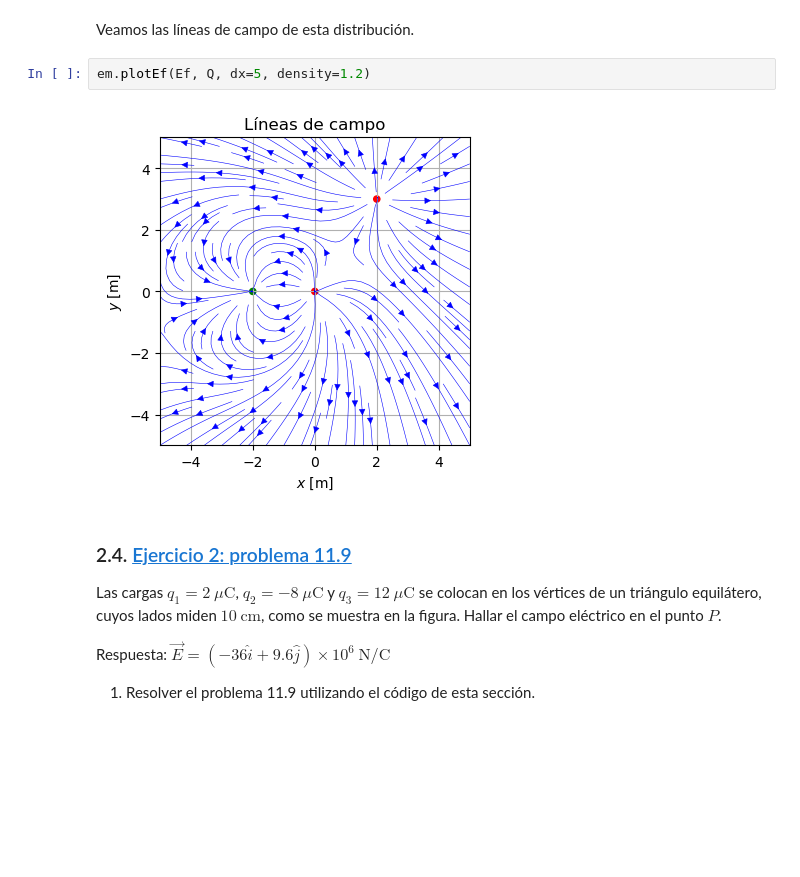
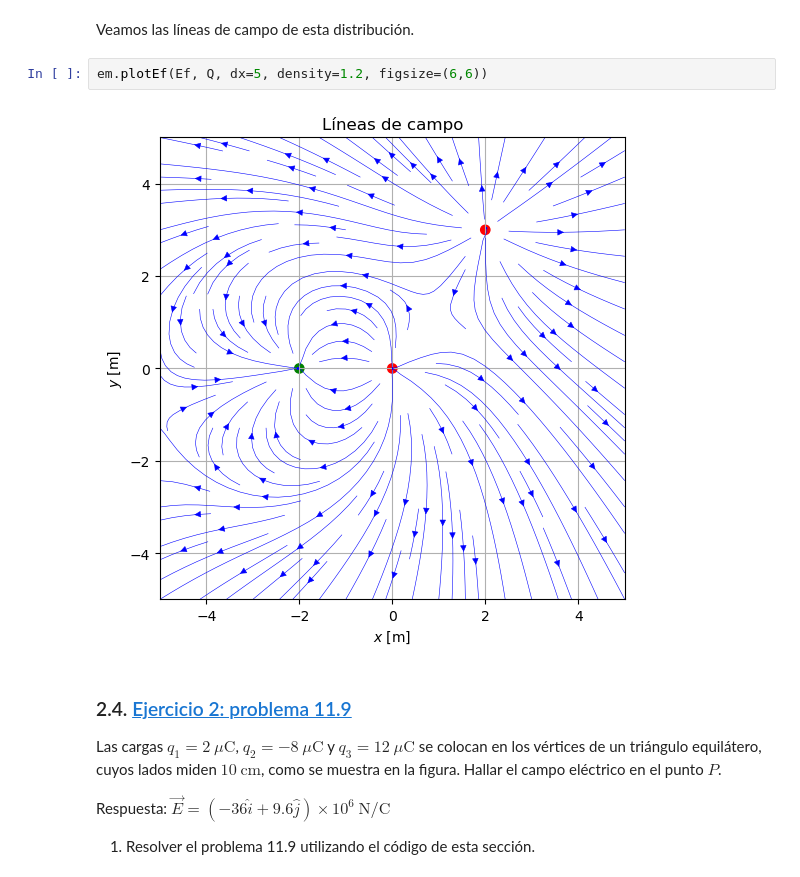
Before and after one commit to frautn/F2, a Jupyter notebook: electromagnetismo/em01_campo_electrico.ipynb, the cells around one changed output. Saved outputs shown, nothing was run; the diff lists cells and outputs as text; blank space fills up the shorter version.

```diff
--- a/electromagnetismo/em01_campo_electrico.ipynb
+++ b/electromagnetismo/em01_campo_electrico.ipynb
@@ -267,9 +271,9 @@ em.plotEfvector(Ef, Q, X)
 # %% [markdown]
 Veamos las líneas de campo de esta distribución.
 # %%
-em.plotEf(Ef, Q, dx=5, density=1.2)
+em.plotEf(Ef, Q, dx=5, density=1.2, figsize=(6,6))
 # %% [output]
-[figure, old version]
+[figure, new version]
 # %% [markdown]
 ### 2.4. <a id='toc2_4_'></a>[Ejercicio 2: problema 11.9](#toc0_)
 
```
Also changed, not shown: parts of 9 cells of this notebook.
